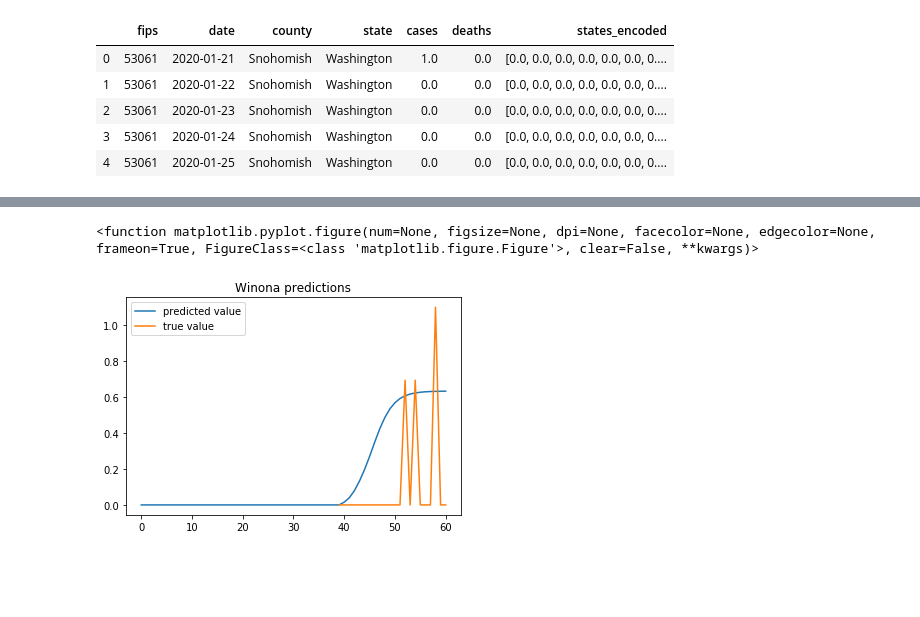
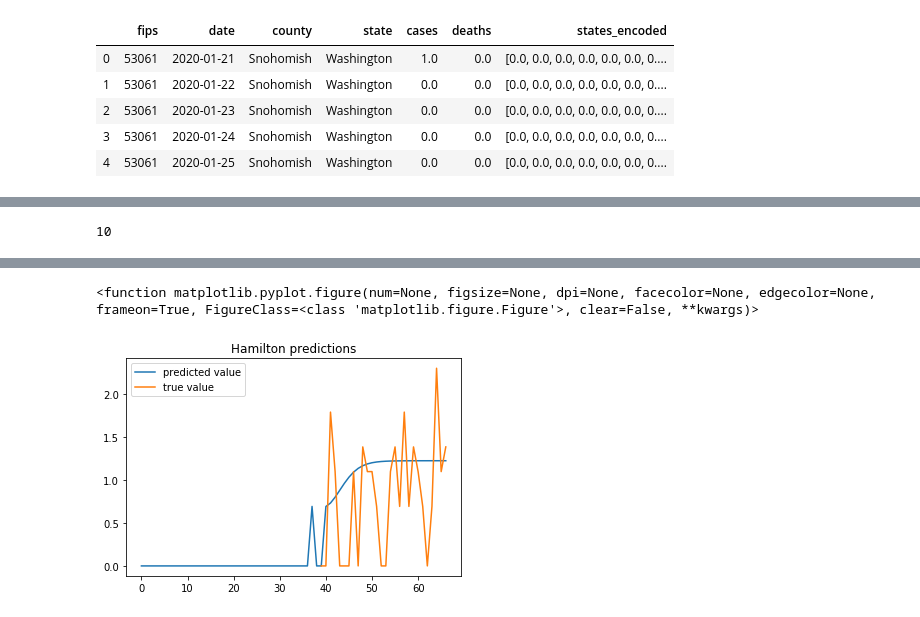
Before and after one commit to RachelShi0/two_and_a_half_cs_majors, a Jupyter notebook: RNN/RNN_US.ipynb, the cells around one changed output, grey strips where cells are left out. Saved outputs shown, nothing was run; the diff lists cells and outputs as text; code cells hidden in the pictures; blank space fills up the shorter version.

```diff
--- a/RNN/RNN_US.ipynb
+++ b/RNN/RNN_US.ipynb
@@ -287,12 +287,16 @@ def generate_predictions(model, inputs_total, conditions_total, T, k):
         prediction = np.append(prediction, [y_predict], axis = 0)
 
     return inputs, prediction
+# %%
+fips_manycases.index('36061')
+# %% [output]
+10
 # %%
-ind = 349
+ind = 169
 
 county_title = counties_df[counties_df['fips'] == fips_manycases[ind]]['county'].values[0]
 
-I, P = generate_predictions(model, inputs_total[:, :split_point, :], conditions_total, 20, ind)
+I, P = generate_predictions(model, inputs_total[:, :split_point, :], conditions_total, 26, ind)
 
 plt.plot(range(len(I)), I[:, 1], label = 'predicted value')
 plt.plot(range(split_point - 1, len(I)), inputs_total[ind, split_point - 1:, 1], label = 'true value')
@@ -320,2 +324,2 @@ WARNING:tensorflow:Your input ran out of data; interrupting training. Make sure
 <function matplotlib.pyplot.figure(num=None, figsize=None, dpi=None, facecolor=None, edgecolor=None, frameon=True, FigureClass=<class 'matplotlib.figure.Figure'>, clear=False, **kwargs)>
-[figure, old version]
+[figure, new version]
```
Also changed, not shown: parts of 8 cells of this notebook, 1 other file.
